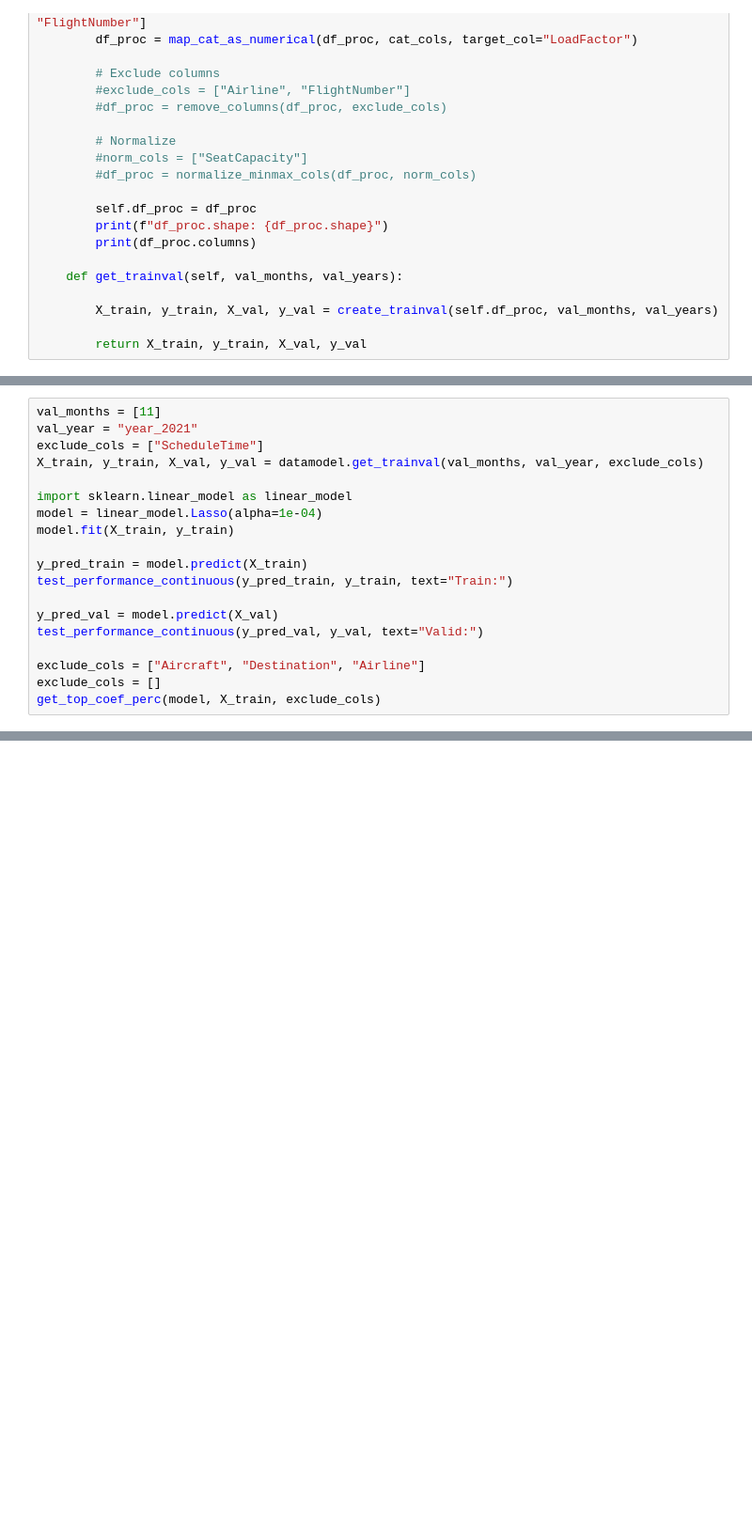
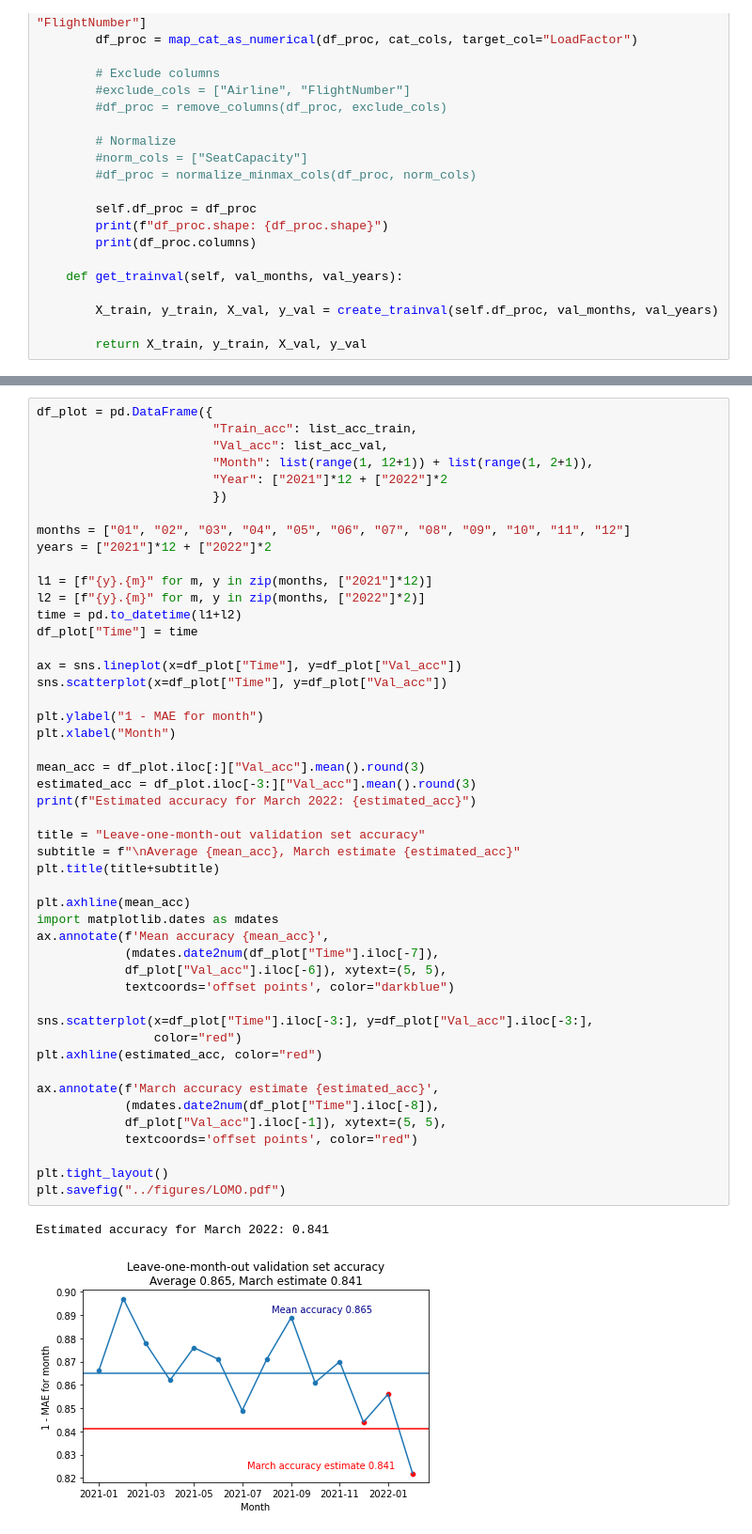
Before and after one commit to Magnushhoie/02852_Copenhagen_Optimization_Case, a Jupyter notebook: notebooks/mh_1_eda.ipynb, the cells around one changed output, grey strips where cells are left out. Shown at 94% size. Drawn from its saved outputs; the diff is of its cells as text; blank space fills up the shorter version.

```diff
--- a/notebooks/mh_1_eda.ipynb
+++ b/notebooks/mh_1_eda.ipynb
@@ -259,19 +185,0 @@ Index(['SeatCapacity', 'time_delta', 'year_2021', 'year_2022', 'dayofweek_1',
-# %%
-val_months = [11]
-val_year = "year_2021"
-exclude_cols = ["ScheduleTime"]
-X_train, y_train, X_val, y_val = datamodel.get_trainval(val_months, val_year, exclude_cols)
-
-import sklearn.linear_model as linear_model
-model = linear_model.Lasso(alpha=1e-04)
-model.fit(X_train, y_train)
-
-y_pred_train = model.predict(X_train)
-test_performance_continuous(y_pred_train, y_train, text="Train:")
-
-y_pred_val = model.predict(X_val)
-test_performance_continuous(y_pred_val, y_val, text="Valid:")
-
-exclude_cols = ["Aircraft", "Destination", "Airline"]
-exclude_cols = []
-get_top_coef_perc(model, X_train, exclude_cols)
@@ -297,0 +229,51 @@ Length: 173, dtype: float64
+# %%
+df_plot = pd.DataFrame({
+                        "Train_acc": list_acc_train,
+                        "Val_acc": list_acc_val,
+                        "Month": list(range(1, 12+1)) + list(range(1, 2+1)),
+                        "Year": ["2021"]*12 + ["2022"]*2
+                        })
+
+months = ["01", "02", "03", "04", "05", "06", "07", "08", "09", "10", "11", "12"]
+years = ["2021"]*12 + ["2022"]*2
+
+l1 = [f"{y}.{m}" for m, y in zip(months, ["2021"]*12)]
+l2 = [f"{y}.{m}" for m, y in zip(months, ["2022"]*2)]
+time = pd.to_datetime(l1+l2)
+df_plot["Time"] = time
+
+ax = sns.lineplot(x=df_plot["Time"], y=df_plot["Val_acc"])
+sns.scatterplot(x=df_plot["Time"], y=df_plot["Val_acc"])
+
+plt.ylabel("1 - MAE for month")
+plt.xlabel("Month")
+
+mean_acc = df_plot.iloc[:]["Val_acc"].mean().round(3)
+estimated_acc = df_plot.iloc[-3:]["Val_acc"].mean().round(3)
+print(f"Estimated accuracy for March 2022: {estimated_acc}")
+
+title = "Leave-one-month-out validation set accuracy"
+subtitle = f"\nAverage {mean_acc}, March estimate {estimated_acc}"
+plt.title(title+subtitle)
+
+plt.axhline(mean_acc)
+import matplotlib.dates as mdates
+ax.annotate(f'Mean accuracy {mean_acc}',
+            (mdates.date2num(df_plot["Time"].iloc[-7]),
+            df_plot["Val_acc"].iloc[-6]), xytext=(5, 5),
+            textcoords='offset points', color="darkblue")
+
+sns.scatterplot(x=df_plot["Time"].iloc[-3:], y=df_plot["Val_acc"].iloc[-3:],
+                color="red")
+plt.axhline(estimated_acc, color="red")
+
+ax.annotate(f'March accuracy estimate {estimated_acc}',
+            (mdates.date2num(df_plot["Time"].iloc[-8]),
+            df_plot["Val_acc"].iloc[-1]), xytext=(5, 5),
+            textcoords='offset points', color="red")
+
+plt.tight_layout()
+plt.savefig("../figures/LOMO.pdf")
+# %% [output]
+Estimated accuracy for March 2022: 0.841
+[figure, added]
```
Also changed, not shown: parts of 16 cells of this notebook, 10 other files.
